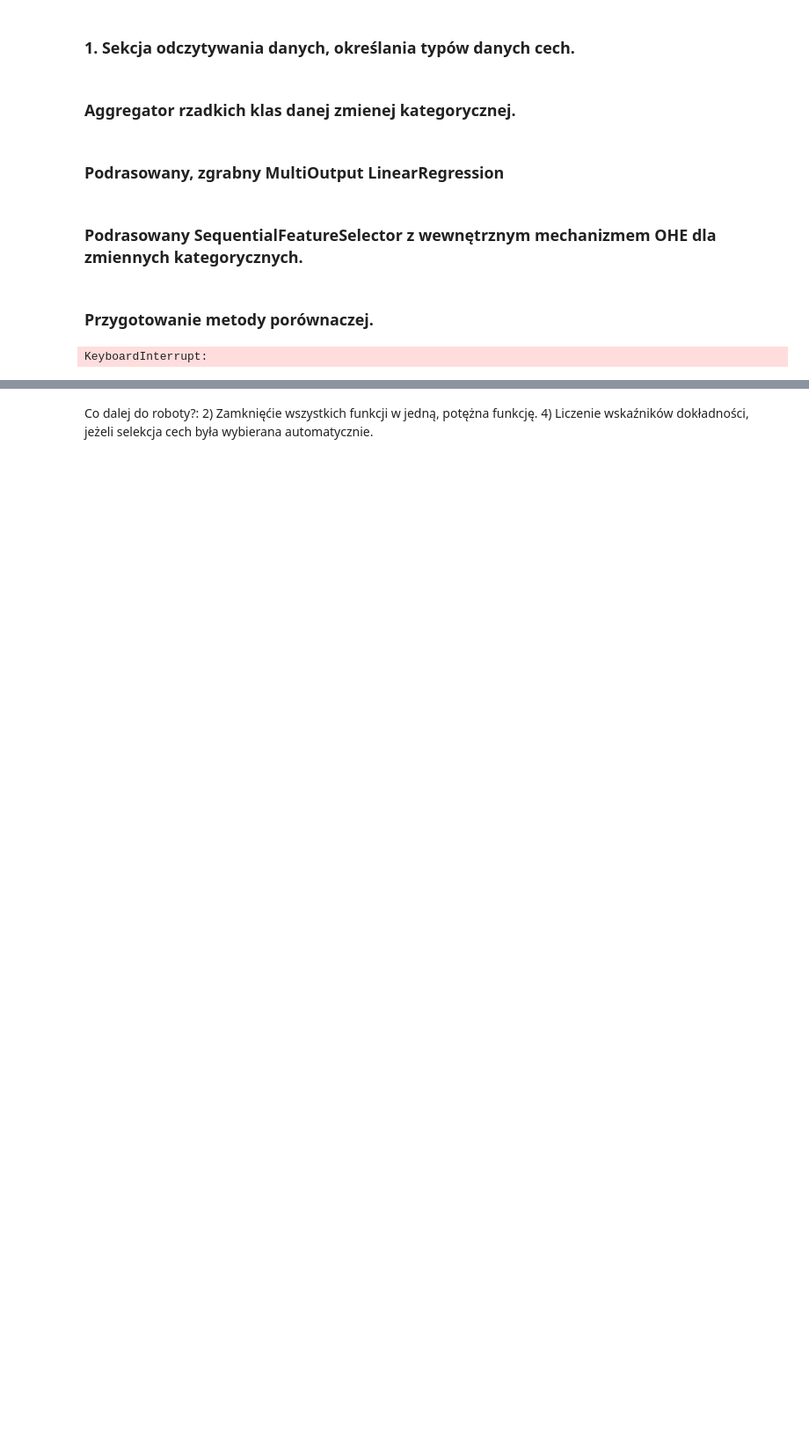
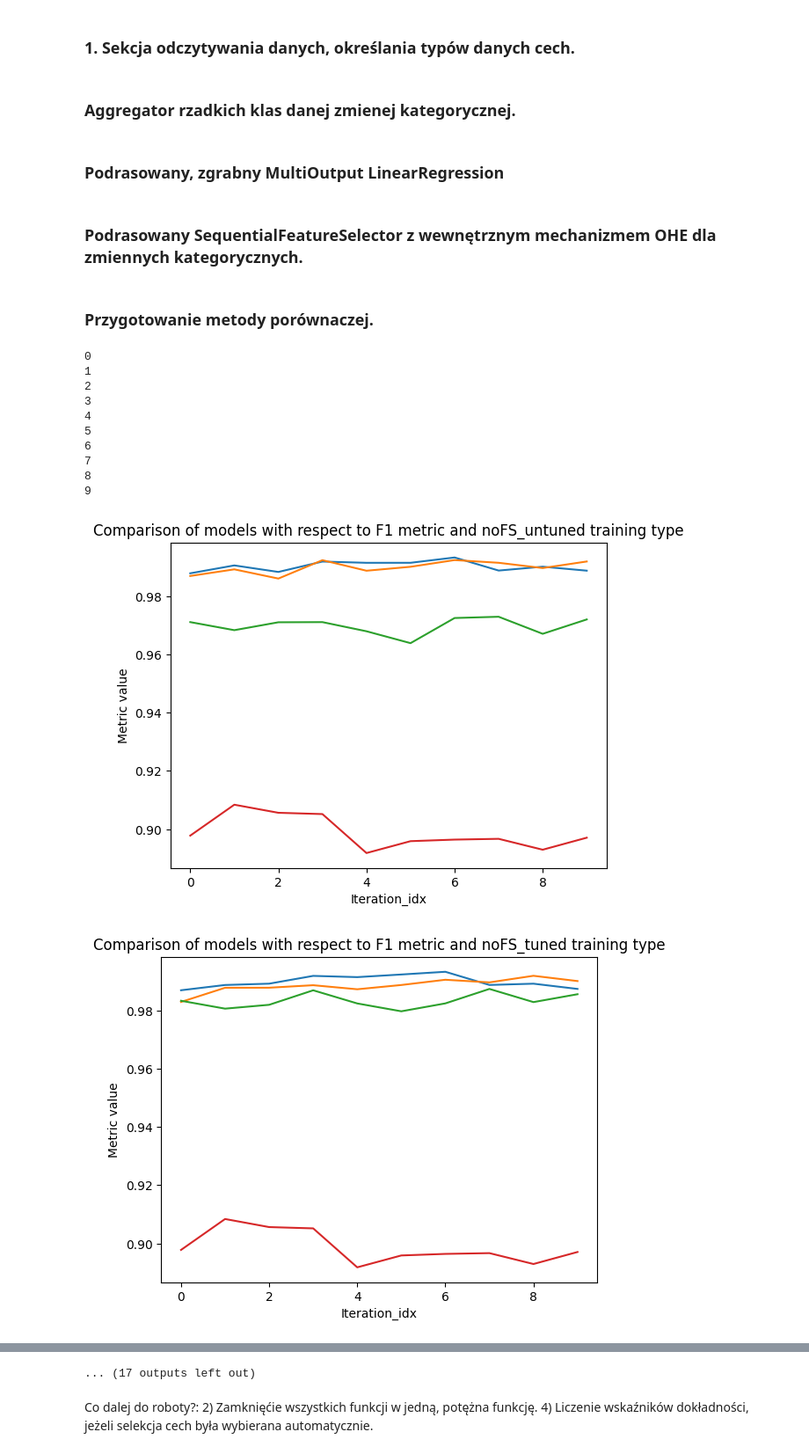
Before and after one commit to Pawel-Tomasz-Nowak/Scientific-collaboration, a Jupyter notebook: AnalizaEmisyjnosci.ipynb, the cells around one changed output, grey strips where cells are left out. Shown at 88% size. Drawn from its saved outputs; the diff is of its cells as text; code cells hidden in the pictures; blank space fills up the shorter version.

```diff
--- a/AnalizaEmisyjnosci.ipynb
+++ b/AnalizaEmisyjnosci.ipynb
@@ -1045,32 +1092,43 @@ Models_hipparams = {"DrzewkoDecyzyjne":{"criterion":['gini','entropy'],
                     #    "RegresjaLogistyczna": {
                       #  "max_iter":[250, 300]
                      #       "penalty":['l2'],
                       #        "solver":['liblinear','newton-cg',],
 
                      #   },
                      "RegresjaLiniowa":{},
                              }
 
 
 
 
 target_var: str = "CO2 Emissions(g/km)" #The target variable's name
 file_name:str = "CO2Emission.csv" #The filename
 
 
-n_splits:int = 5 # How many times we'll be learning each model.
+n_splits:int = 10 # How many times we'll be learning each model.
 train_size:float = 0.7 #The size of training set
 test_size:float  = 1 - train_size #The size of testing set.
 
 
 WielkiEstymator = ModelsComparisom(Filename = file_name, target_var = target_var, dtypes = dtypes,
                                         Models = Models, Models_hipparams = Models_hipparams,
                                         n_splits = n_splits, train_size  = train_size, test_size = test_size,
                                         bins = [-float('inf'), 150, 250, float('inf')], show_plots = False
                                         )
 
 WielkiEstymator.descriptive_statistics()
 WielkiEstymator.train_models()
 WielkiEstymator.compare_models()
 # %% [output]
-KeyboardInterrupt:
+0
+1
+2
+3
+4
+5
+6
+7
+8
+9
+[figure, added]
+[figure, added]
@@ -1077,3 +1144,4 @@ KeyboardInterrupt:
+... (17 outputs left out)
 # %%
 
 # Pytania badawcze przykładowe:
```
Also changed, not shown: parts of 2 cells of this notebook.
